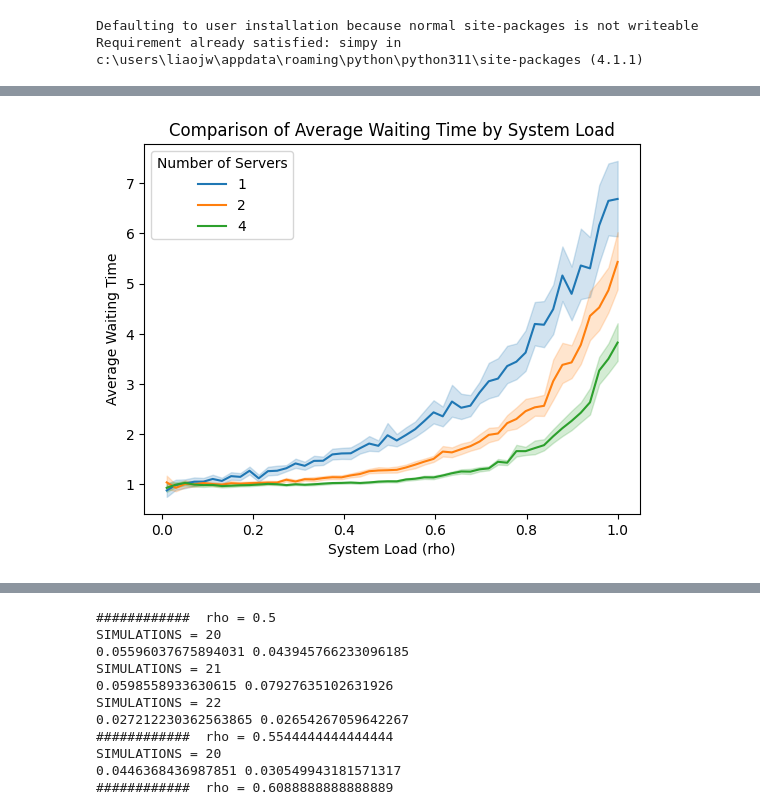
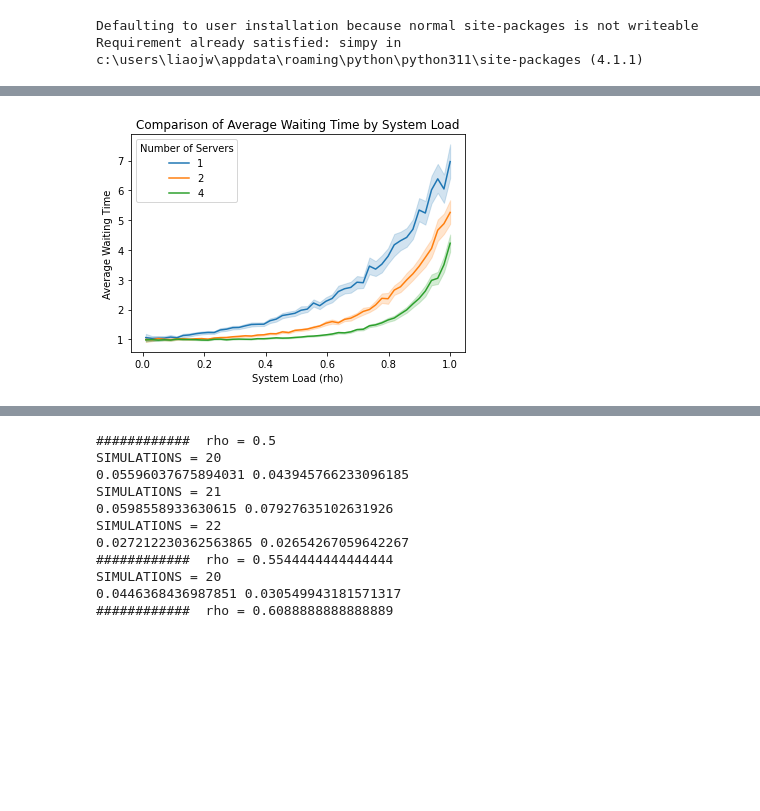
Before and after one commit to Ailuro-Luna/queueing, a Jupyter notebook: Jiawei Liao_14702398_Weikang Chen_14765632_Dan Dong_14989093_Assignment 2.ipynb, the cells around one changed output, grey strips where cells are left out. Drawn from its saved outputs; the diff is of its cells as text; code cells hidden in the pictures; blank space fills up the shorter version.

```diff
--- a/Jiawei Liao_14702398_Weikang Chen_14765632_Dan Dong_14989093_Assignment 2.ipynb
+++ b/Jiawei Liao_14702398_Weikang Chen_14765632_Dan Dong_14989093_Assignment 2.ipynb
@@ -136,21 +140,21 @@ def plot_data(df):
 # %%
 # 定义参数
 SIM_TIME = 100
-SIMULATIONS = 100
+SIMULATIONS = 200
 MU = 1
 rhos = np.linspace(0.01, 1, 50)
 server_configs = [1, 2, 4]  # 比如说，服务器数量为1、2和4
 
 # 运行模拟并收集结果
 simulation_results = [run_simulations(num_servers, rhos, MU, SIM_TIME, SIMULATIONS) for num_servers in server_configs]
 
 # 准备数据
 plot_df = prepare_plot_data(simulation_results, server_configs)
 
 # 绘制数据
 plot_data(plot_df)
 # %% [output]
-[figure, old version]
+[figure, new version]
 # %%
 print(all_sim_data[0]['all_waiting_time'][1])
 # %% [output]
```
Also changed, not shown: parts of 37 cells of this notebook.
